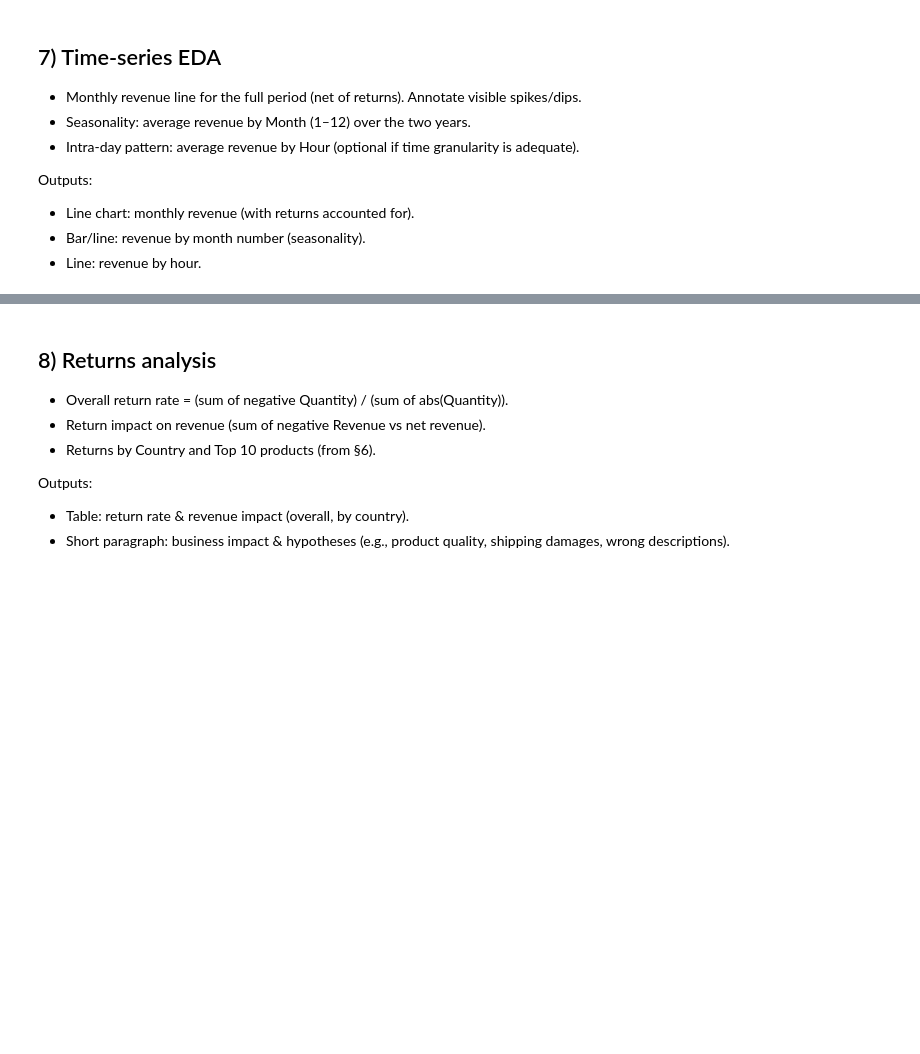
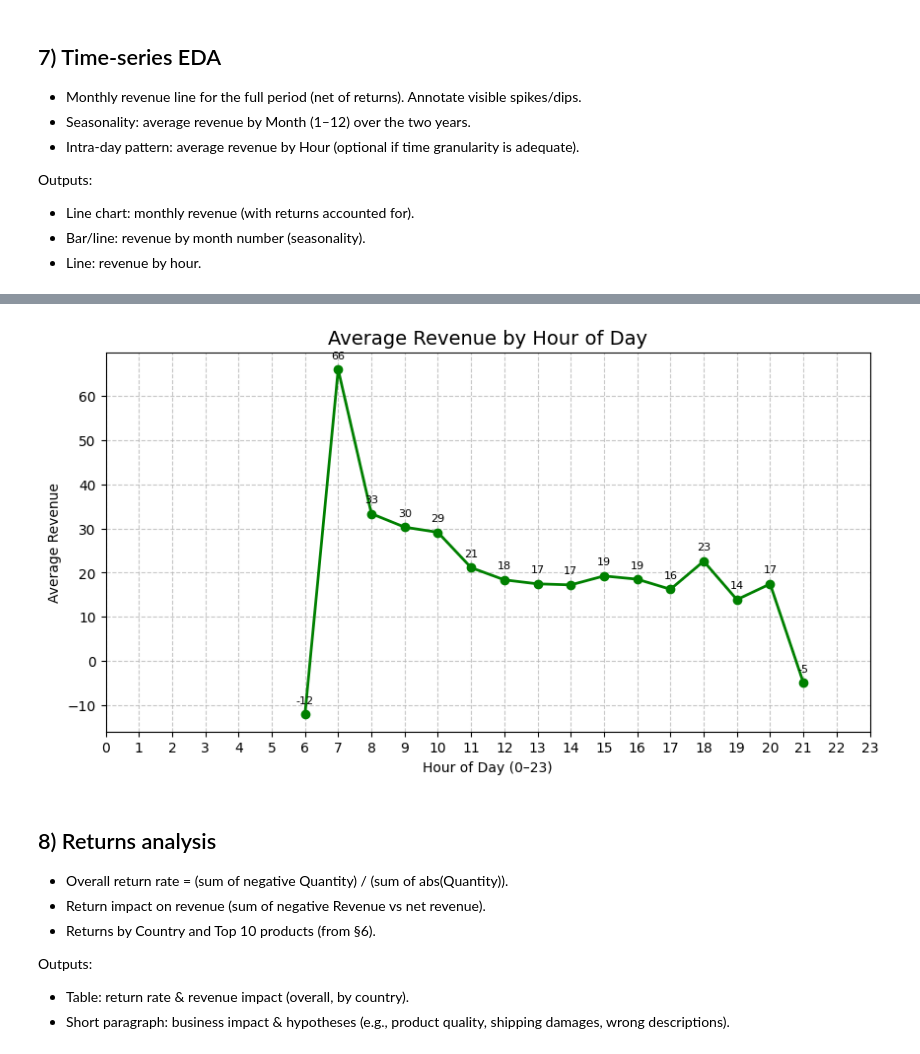
Before and after one commit to jjelleazarr/retail_eda_pair_Braga_Elleazar_Mateo_Suacito, a Jupyter notebook: notebooks/Retail-EDA.ipynb, the cells around one changed output, grey strips where cells are left out. Cells and saved outputs as stored; diff of their text form; code cells hidden in the pictures; blank space fills up the shorter version.

```diff
--- a/notebooks/Retail-EDA.ipynb
+++ b/notebooks/Retail-EDA.ipynb
@@ -502,3 +463,34 @@ plt.show()
+# %%
+# Intra-day pattern: Average revenue by Hour
+data['Hour'] = data['InvoiceDate'].dt.hour
+
+hourly = (
+    data.groupby('Hour')['Revenue']
+    .mean()
+    .reset_index()
+)
+
+plt.figure(figsize=(10,5))
+plt.plot(hourly['Hour'], hourly['Revenue'], marker='o', color='green', linewidth=2)
+plt.title("Average Revenue by Hour of Day", fontsize=14)
+plt.xlabel("Hour of Day (0–23)")
+plt.ylabel("Average Revenue")
+plt.xticks(range(0,24))
+plt.grid(True, linestyle="--", alpha=0.7)
+
+# Annotate each point with its value
+for i in hourly.itertuples():
+    plt.annotate(f"{i.Revenue:,.0f}",
+                 (i.Hour, i.Revenue),
+                 textcoords="offset points",
+                 xytext=(0,8),
+                 ha='center',
+                 fontsize=8,
+                 color="black")
+
+plt.show()
+# %% [output]
+[figure, added]
 # %% [markdown]
 ## 8) Returns analysis
 - Overall return rate = (sum of negative Quantity) / (sum of abs(Quantity)).
```
Also changed, not shown: parts of 6 cells of this notebook.
